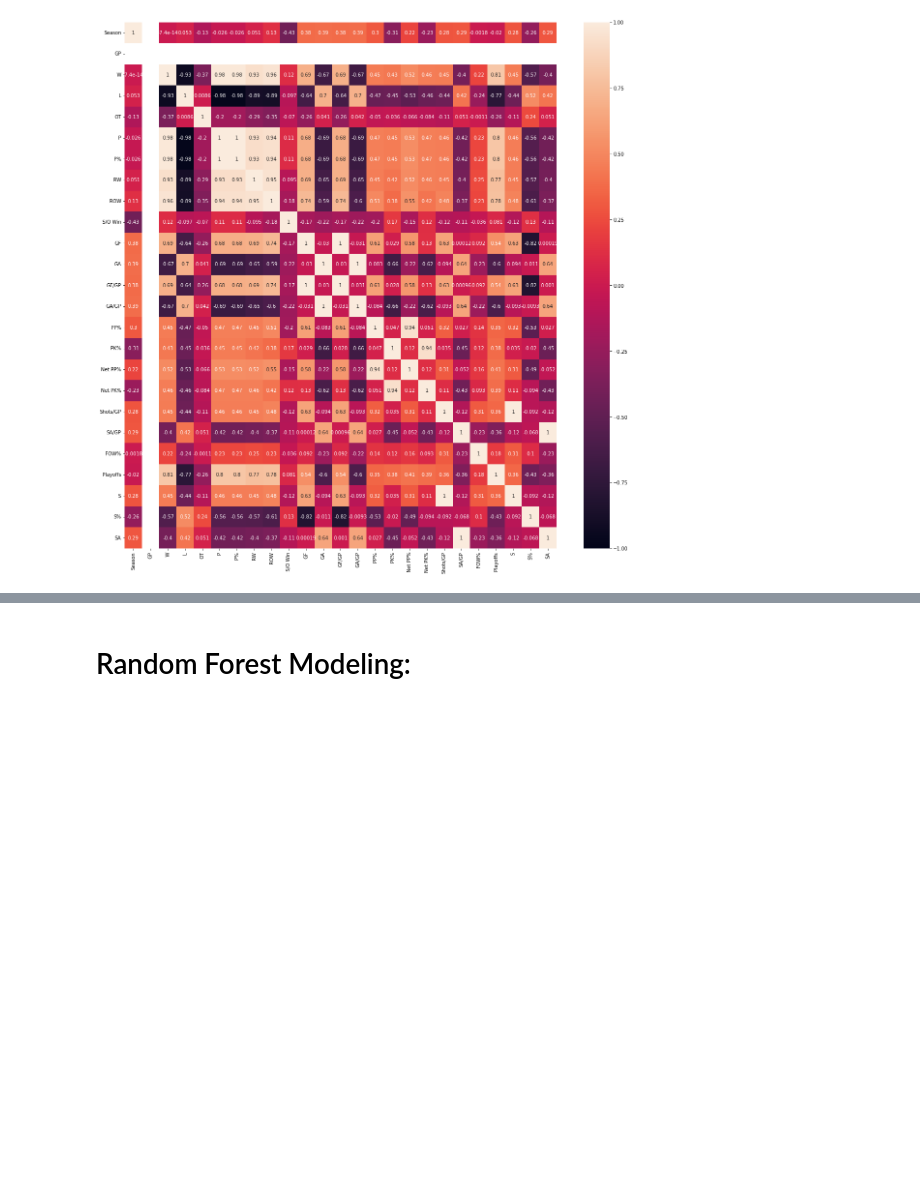
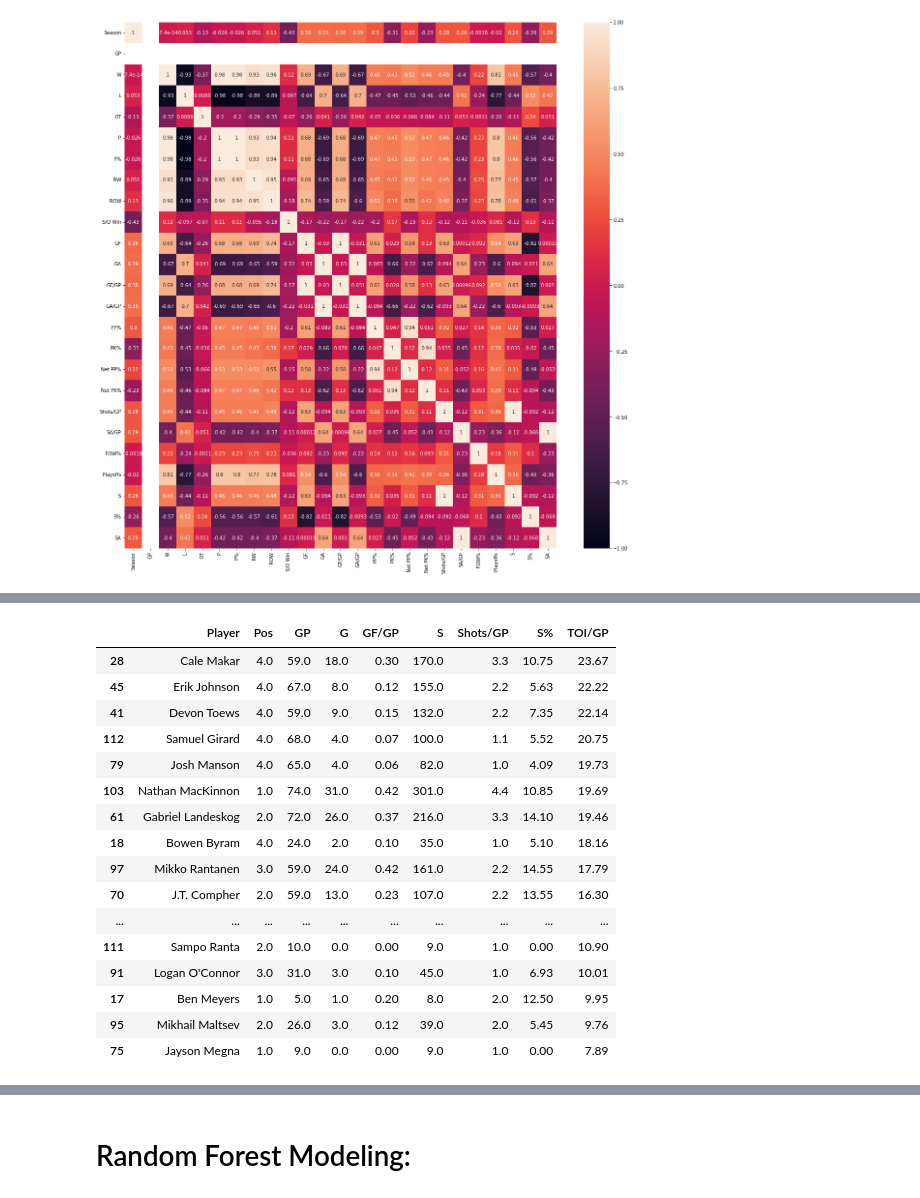
Before and after one commit to PandaBacon21/colorado_avalanche_analysis, a Jupyter notebook: Practicum Project.ipynb, the cells around one changed output, grey strips where cells are left out. Saved outputs shown, nothing was run; the diff lists cells and outputs as text; code cells hidden in the pictures; blank space fills up the shorter version.

```diff
--- a/Practicum Project.ipynb
+++ b/Practicum Project.ipynb
@@ -697,0 +718,20 @@ sns.heatmap(data=teams.corr(), vmin=-1, vmax=1, annot=True)
+# %%
+players_comb.sort_values("TOI/GP", ascending = False)
+# %% [output]
+|  | Player | Pos | GP | G | GF/GP | S | Shots/GP | S% | TOI/GP |
+| 28 | Cale Makar | 4.0 | 59.0 | 18.0 | 0.30 | 170.0 | 3.3 | 10.75 | 23.67 |
+| 45 | Erik Johnson | 4.0 | 67.0 | 8.0 | 0.12 | 155.0 | 2.2 | 5.63 | 22.22 |
+| 41 | Devon Toews | 4.0 | 59.0 | 9.0 | 0.15 | 132.0 | 2.2 | 7.35 | 22.14 |
+| 112 | Samuel Girard | 4.0 | 68.0 | 4.0 | 0.07 | 100.0 | 1.1 | 5.52 | 20.75 |
+| 79 | Josh Manson | 4.0 | 65.0 | 4.0 | 0.06 | 82.0 | 1.0 | 4.09 | 19.73 |
+| 103 | Nathan MacKinnon | 1.0 | 74.0 | 31.0 | 0.42 | 301.0 | 4.4 | 10.85 | 19.69 |
+| 61 | Gabriel Landeskog | 2.0 | 72.0 | 26.0 | 0.37 | 216.0 | 3.3 | 14.10 | 19.46 |
+| 18 | Bowen Byram | 4.0 | 24.0 | 2.0 | 0.10 | 35.0 | 1.0 | 5.10 | 18.16 |
+| 97 | Mikko Rantanen | 3.0 | 59.0 | 24.0 | 0.42 | 161.0 | 2.2 | 14.55 | 17.79 |
+| 70 | J.T. Compher | 2.0 | 59.0 | 13.0 | 0.23 | 107.0 | 2.2 | 13.55 | 16.30 |
+| ... | ... | ... | ... | ... | ... | ... | ... | ... | ... |
+| 111 | Sampo Ranta | 2.0 | 10.0 | 0.0 | 0.00 | 9.0 | 1.0 | 0.00 | 10.90 |
+| 91 | Logan O'Connor | 3.0 | 31.0 | 3.0 | 0.10 | 45.0 | 1.0 | 6.93 | 10.01 |
+| 17 | Ben Meyers | 1.0 | 5.0 | 1.0 | 0.20 | 8.0 | 2.0 | 12.50 | 9.95 |
+| 95 | Mikhail Maltsev | 2.0 | 26.0 | 3.0 | 0.12 | 39.0 | 2.0 | 5.45 | 9.76 |
+| 75 | Jayson Megna | 1.0 | 9.0 | 0.0 | 0.00 | 9.0 | 1.0 | 0.00 | 7.89 |
```
Also changed, not shown: parts of 2 cells of this notebook.
